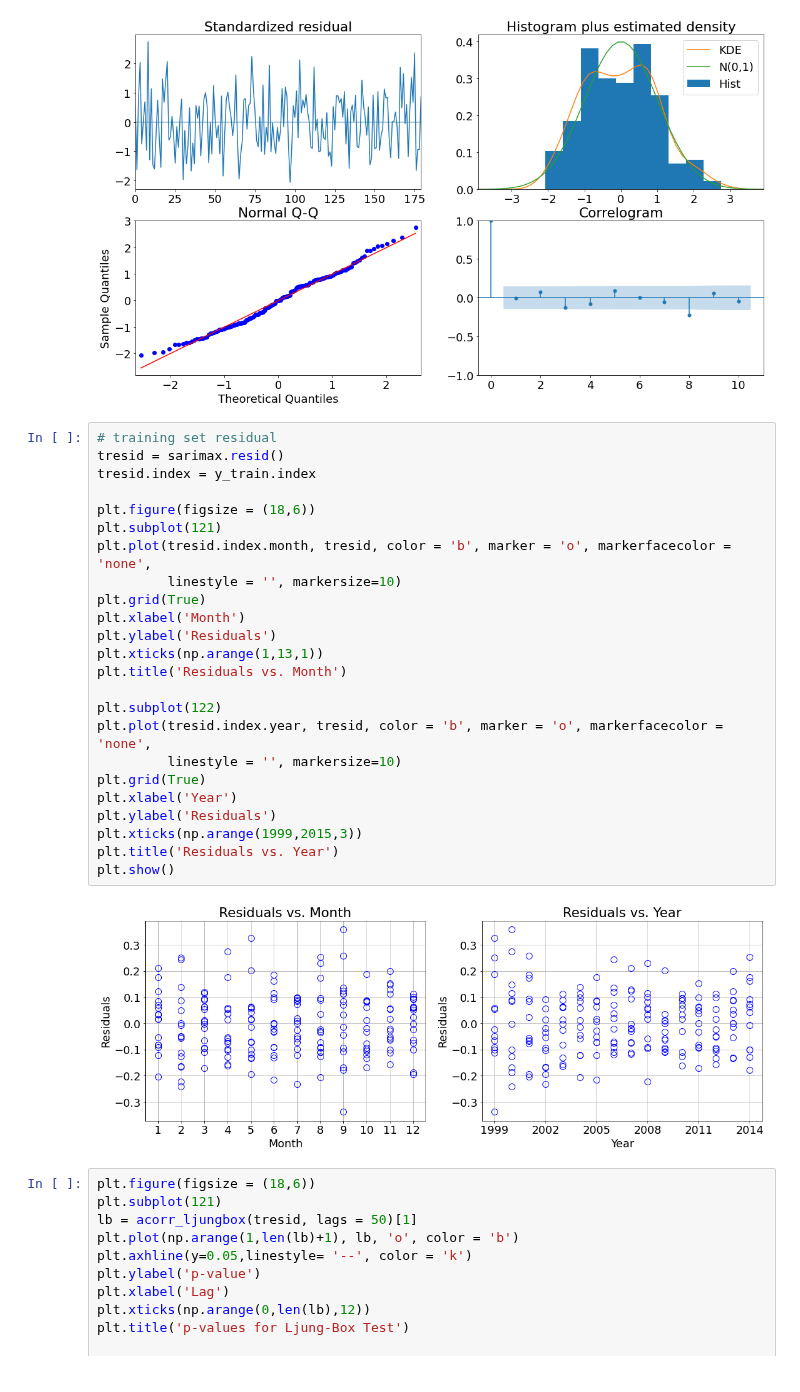
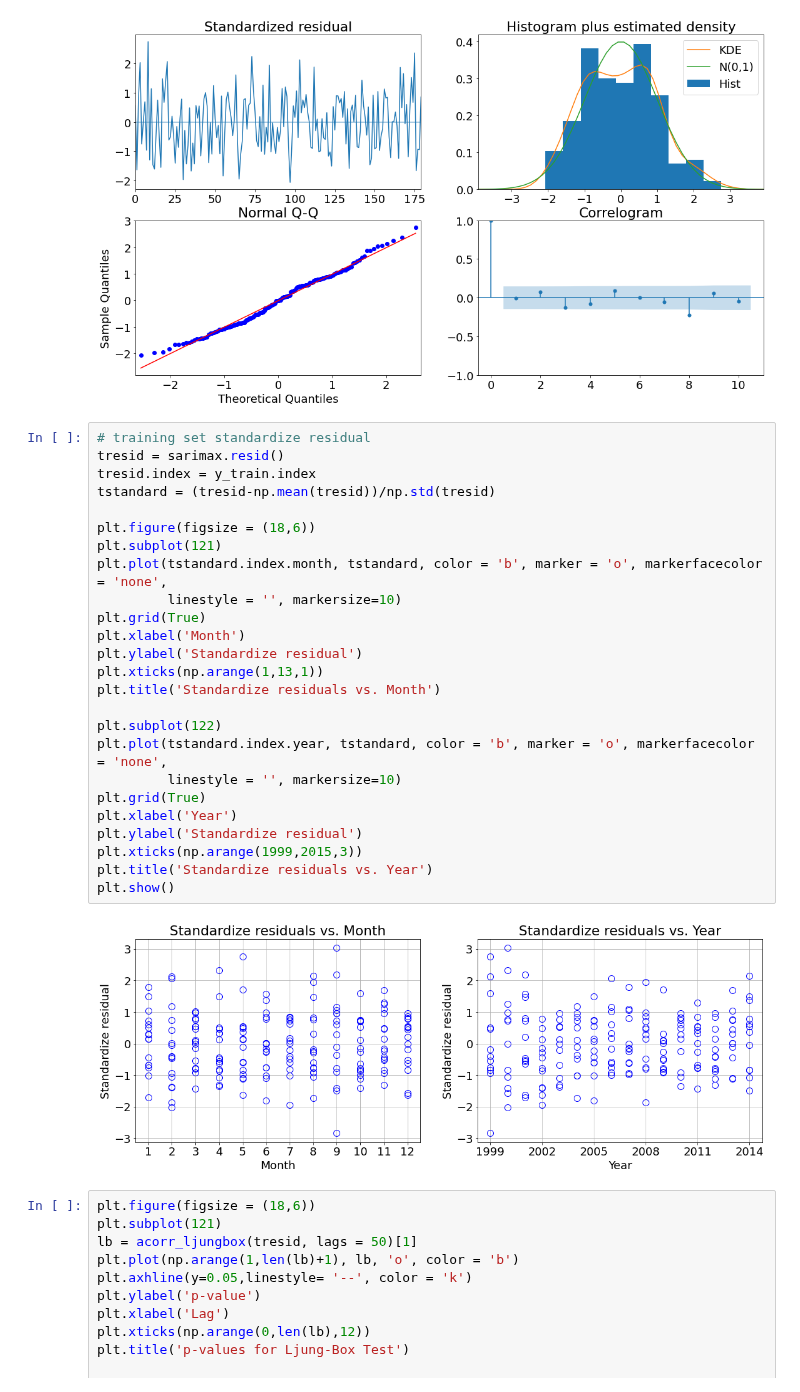
Before and after one commit to Owerre/Time-Series-Forecasting, a Jupyter notebook: fatality-forecast/notebooks/03-auto_arima.ipynb, the cells around one changed output. Drawn from its saved outputs; the diff is of its cells as text.

```diff
--- a/fatality-forecast/notebooks/03-auto_arima.ipynb
+++ b/fatality-forecast/notebooks/03-auto_arima.ipynb
@@ -162,31 +162,32 @@ plt.show()
 # %% [output]
 [figure]
 # %%
-# training set residual
+# training set standardize residual
 tresid = sarimax.resid()
 tresid.index = y_train.index
+tstandard = (tresid-np.mean(tresid))/np.std(tresid)
 
 plt.figure(figsize = (18,6))
 plt.subplot(121)
-plt.plot(tresid.index.month, tresid, color = 'b', marker = 'o', markerfacecolor = 'none',
+plt.plot(tstandard.index.month, tstandard, color = 'b', marker = 'o', markerfacecolor = 'none',
          linestyle = '', markersize=10)
 plt.grid(True)
 plt.xlabel('Month')
-plt.ylabel('Residuals')
+plt.ylabel('Standardize residual')
 plt.xticks(np.arange(1,13,1))
-plt.title('Residuals vs. Month')
+plt.title('Standardize residuals vs. Month')
 
 plt.subplot(122)
-plt.plot(tresid.index.year, tresid, color = 'b', marker = 'o', markerfacecolor = 'none',
+plt.plot(tstandard.index.year, tstandard, color = 'b', marker = 'o', markerfacecolor = 'none',
          linestyle = '', markersize=10)
 plt.grid(True)
 plt.xlabel('Year')
-plt.ylabel('Residuals')
+plt.ylabel('Standardize residual')
 plt.xticks(np.arange(1999,2015,3))
-plt.title('Residuals vs. Year')
+plt.title('Standardize residuals vs. Year')
 plt.show()
 # %% [output]
-[figure, old version]
+[figure, new version]
 # %%
 plt.figure(figsize = (18,6))
 plt.subplot(121)
```
